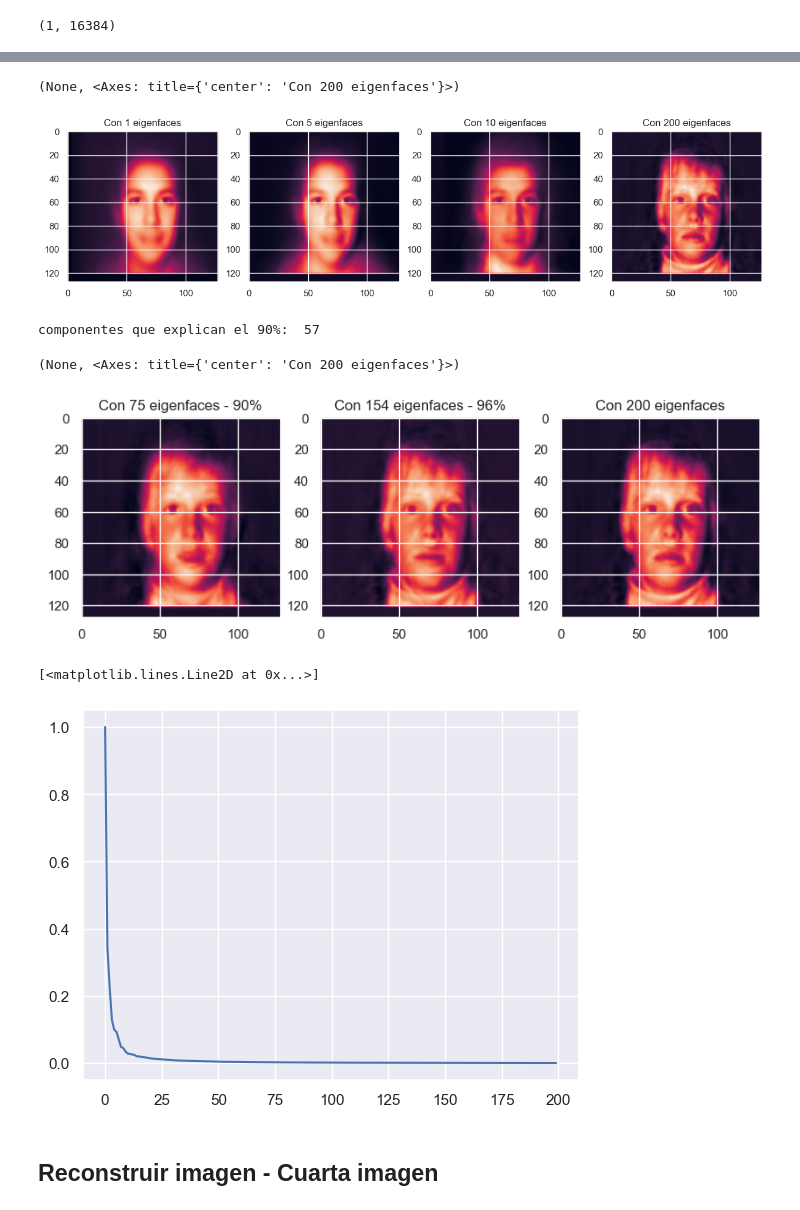
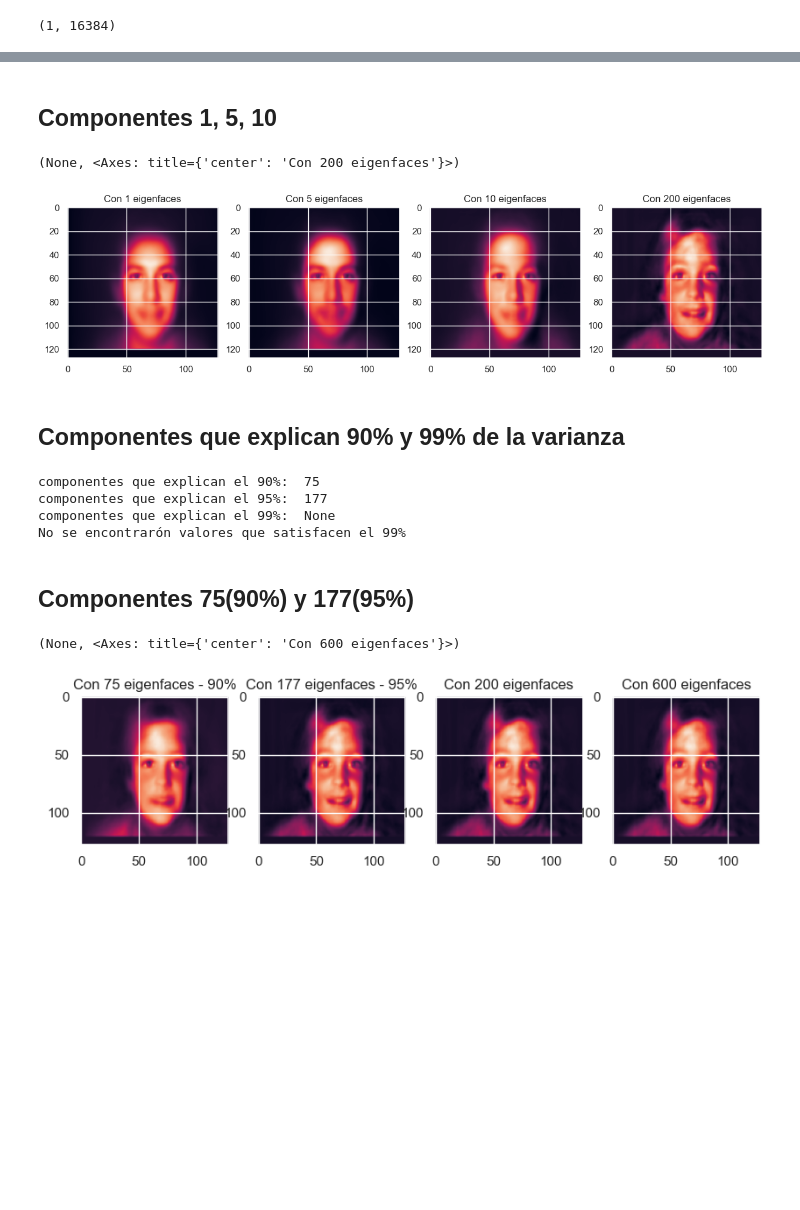
Before and after one commit to MiguelRiosT/Estadistica3_2023-2, a Jupyter notebook: Tarea2/Punto1PCA.ipynb, the cells around one changed output, grey strips where cells are left out. Saved outputs shown, nothing was run; the diff lists cells and outputs as text; code cells hidden in the pictures; blank space fills up the shorter version.

Commit message:
Tarea2_Avance13

```diff
--- a/Tarea2/Punto1PCA.ipynb
+++ b/Tarea2/Punto1PCA.ipynb
@@ -29,22 +33,14 @@ def download_files():
         tar.extractall(dest_path)
         tar.close()
 download_files()
-# %%
-#Procesamiento de las imagenes
-from scipy.io import loadmat
-import glob
-import random
-import matplotlib.image as img
-#Install pillow
-from PIL import Image
-
-d_name = 'data/faces/rawdata'
-sample = 0.2
-X = []
-for nfile in  os.listdir(d_name):
-    if random.random() <= sample:
-        bytes_read = open(os.path.join(d_name,nfile), "rb").read()
-        img = Image.frombytes('L', (128,128), bytes_read)
-        X.append(np.array(img).flatten())
-
-X = np.array(X)
+# %%
+#En X ponemos las imagenes
+d_name = 'C:\\GitHub\\Estadistica3_2023-2\\Tarea2\\data\\faces\\rawdata'
+X = []
+
+for nfile in os.listdir(d_name):
+    bytes_read = open(os.path.join(d_name, nfile), "rb").read()
+    img_data = Image.frombytes('L', (128, 128), bytes_read)
+    X.append(np.array(img_data).flatten())
+
+X = np.array(X)
@@ -152,3 +152,5 @@ plot_1_images(X_mean + face_1.sum(axis=0) )
+# %% [markdown]
+## Componentes 1, 5, 10
 # %%
 face_1 = X_mean + np.sum(np.dot(X_reduced[0].reshape(1,-1)[:,:1],
                                  eigen_faces[:1,:]),
@@ -156,8 +158,6 @@ face_1 = X_mean + np.sum(np.dot(X_reduced[0].reshape(1,-1)[:,:1],
 face_5 = X_mean + np.sum(np.dot(X_reduced[0].reshape(1,-1)[:,:5],
                                       eigen_faces[:5,:]),
                                axis=0)
-
-
 face_10 = X_mean + np.sum(np.dot(X_reduced[0].reshape(1,-1)[:,:10],
                                       eigen_faces[:10,:]),
                                axis=0)
@@ -166,10 +166,12 @@ face_200 = X_mean + np.sum(np.dot(X_reduced[0].reshape(1,-1)[:,:200],
                                      eigen_faces[:200,:]),
                               axis=0)
 fig, ax = plt.subplots(1,4,figsize=(15,15))
+
+#Visualizamos las imagenes
 plot_1_images(face_1,ax=ax[0],label="Con 1 eigenfaces")
 plot_1_images(face_5,ax=ax[1],label="Con 5 eigenfaces")
 plot_1_images(face_10,ax=ax[2],label="Con 10 eigenfaces")
 plot_1_images(face_200,ax=ax[3],label="Con 200 eigenfaces")
 # %% [output]
 (None, <Axes: title={'center': 'Con 200 eigenfaces'}>)
-[figure, old version]
+[figure, new version]
@@ -179,3 +178,5 @@ plot_1_images(face_200,ax=ax[3],label="Con 200 eigenfaces")
+# %% [markdown]
+## Componentes que explican 90% y 99% de la varianza
 # %%
 explained_variance_ratio_cumulative = np.cumsum(pca.explained_variance_ratio_)
 # %%
@@ -183,28 +193,33 @@ n_components_90 = np.where(explained_variance_ratio_cumulative >= 0.90)[0][0] +
 # %%
 print("componentes que explican el 90%: ",n_components_90)
+print("componentes que explican el 95%: ",n_components_95)
+print("componentes que explican el 99%: ",n_components_99)
+print("No se encontrarón valores que satisfacen el 99%")
 # %% [output]
-componentes que explican el 90%:  57
+componentes que explican el 90%:  75
+componentes que explican el 95%:  177
+componentes que explican el 99%:  None
+No se encontrarón valores que satisfacen el 99%
+# %% [markdown]
+## Componentes 75(90%) y 177(95%)
 # %%
 #
 face_75 = X_mean + np.sum(np.dot(X_reduced[0].reshape(1,-1)[:,:75],
                                  eigen_faces[:75,:]),
                             axis=0)
-face_154 = X_mean + np.sum(np.dot(X_reduced[0].reshape(1,-1)[:,:154],
-                                      eigen_faces[:154,:]),
+face_177 = X_mean + np.sum(np.dot(X_reduced[0].reshape(1,-1)[:,:177],
+                                      eigen_faces[:177,:]),
                                axis=0)
-fig, ax = plt.subplots(1,3,figsize=(10,10))
+face_600 = X_mean + np.sum(np.dot(X_reduced[0].reshape(1,-1)[:,:600],
+                                      eigen_faces[:600,:]),
+                               axis=0)
+
+fig, ax = plt.subplots(1,4,figsize=(10,10))
+
 plot_1_images(face_75,ax=ax[0],label="Con 75 eigenfaces - 90%")
-plot_1_images(face_154,ax=ax[1],label="Con 154 eigenfaces - 96%")
+plot_1_images(face_177,ax=ax[1],label="Con 177 eigenfaces - 95%")
 plot_1_images(face_200,ax=ax[2],label="Con 200 eigenfaces")
+plot_1_images(face_600,ax=ax[3],label="Con 600 eigenfaces")
 # %% [output]
-(None, <Axes: title={'center': 'Con 200 eigenfaces'}>)
+(None, <Axes: title={'center': 'Con 600 eigenfaces'}>)
-[figure, old version]
+[figure, new version]
-# %%
-#De esta gráfica podemos observar que aproximadamente a partir del 75
-# ya no hay variaciones muy grandes
-plt.plot(range(0,200), eigen_values/eigen_values[0])
-# %% [output]
-[<matplotlib.lines.Line2D at 0x...>]
-[figure, removed]
-# %% [markdown]
-## Reconstruir imagen - Cuarta imagen
```
Also changed, not shown: parts of 27 cells of this notebook.
